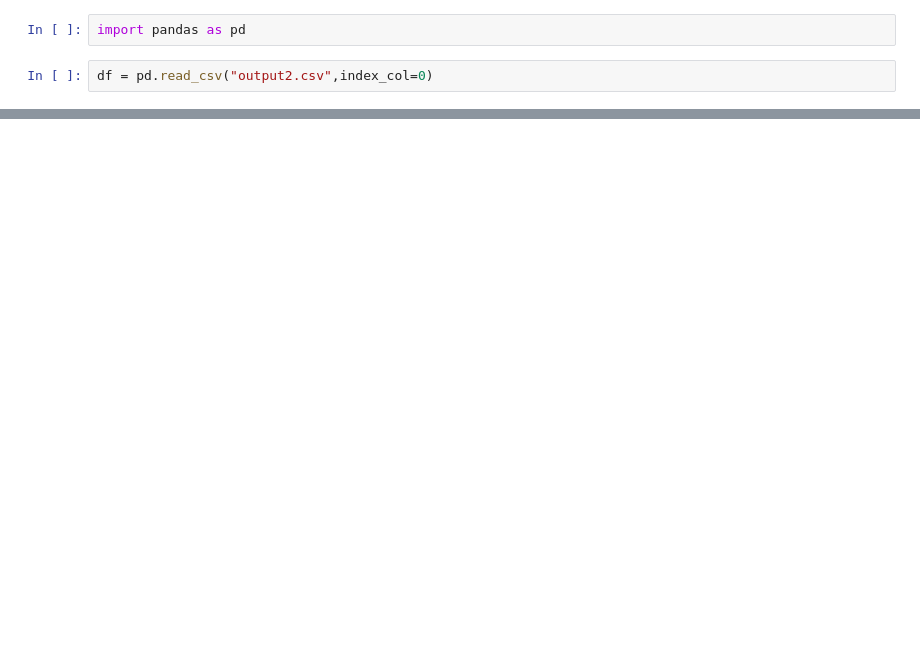
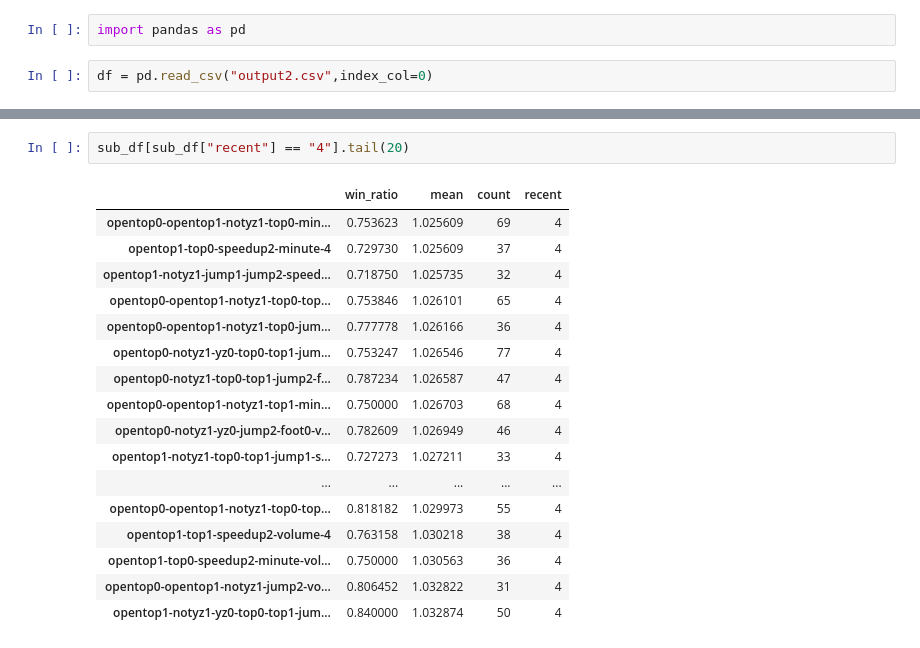
Before and after one commit to StockFucker/top, a Jupyter notebook: top.ipynb, the cells around one changed output, grey strips where cells are left out. Saved outputs shown, nothing was run; the diff lists cells and outputs as text; blank space fills up the shorter version.

```diff
--- a/top.ipynb
+++ b/top.ipynb
@@ -67,0 +71,20 @@ df = df[~df["mean"].duplicated()]
+# %%
+sub_df[sub_df["recent"] == "4"].tail(20)
+# %% [output]
+|  | win_ratio | mean | count | recent |
+| opentop0-opentop1-notyz1-top0-min... | 0.753623 | 1.025609 | 69 | 4 |
+| opentop1-top0-speedup2-minute-4 | 0.729730 | 1.025609 | 37 | 4 |
+| opentop1-notyz1-jump1-jump2-speed... | 0.718750 | 1.025735 | 32 | 4 |
+| opentop0-opentop1-notyz1-top0-top... | 0.753846 | 1.026101 | 65 | 4 |
+| opentop0-opentop1-notyz1-top0-jum... | 0.777778 | 1.026166 | 36 | 4 |
+| opentop0-notyz1-yz0-top0-top1-jum... | 0.753247 | 1.026546 | 77 | 4 |
+| opentop0-notyz1-top0-top1-jump2-f... | 0.787234 | 1.026587 | 47 | 4 |
+| opentop0-opentop1-notyz1-top1-min... | 0.750000 | 1.026703 | 68 | 4 |
+| opentop0-notyz1-yz0-jump2-foot0-v... | 0.782609 | 1.026949 | 46 | 4 |
+| opentop1-notyz1-top0-top1-jump1-s... | 0.727273 | 1.027211 | 33 | 4 |
+| ... | ... | ... | ... | ... |
+| opentop0-opentop1-notyz1-top0-top... | 0.818182 | 1.029973 | 55 | 4 |
+| opentop1-top1-speedup2-volume-4 | 0.763158 | 1.030218 | 38 | 4 |
+| opentop1-top0-speedup2-minute-vol... | 0.750000 | 1.030563 | 36 | 4 |
+| opentop0-opentop1-notyz1-jump2-vo... | 0.806452 | 1.032822 | 31 | 4 |
+| opentop1-notyz1-yz0-top0-top1-jum... | 0.840000 | 1.032874 | 50 | 4 |
```
Also changed, not shown: parts of 8 cells of this notebook, 1 other file.
